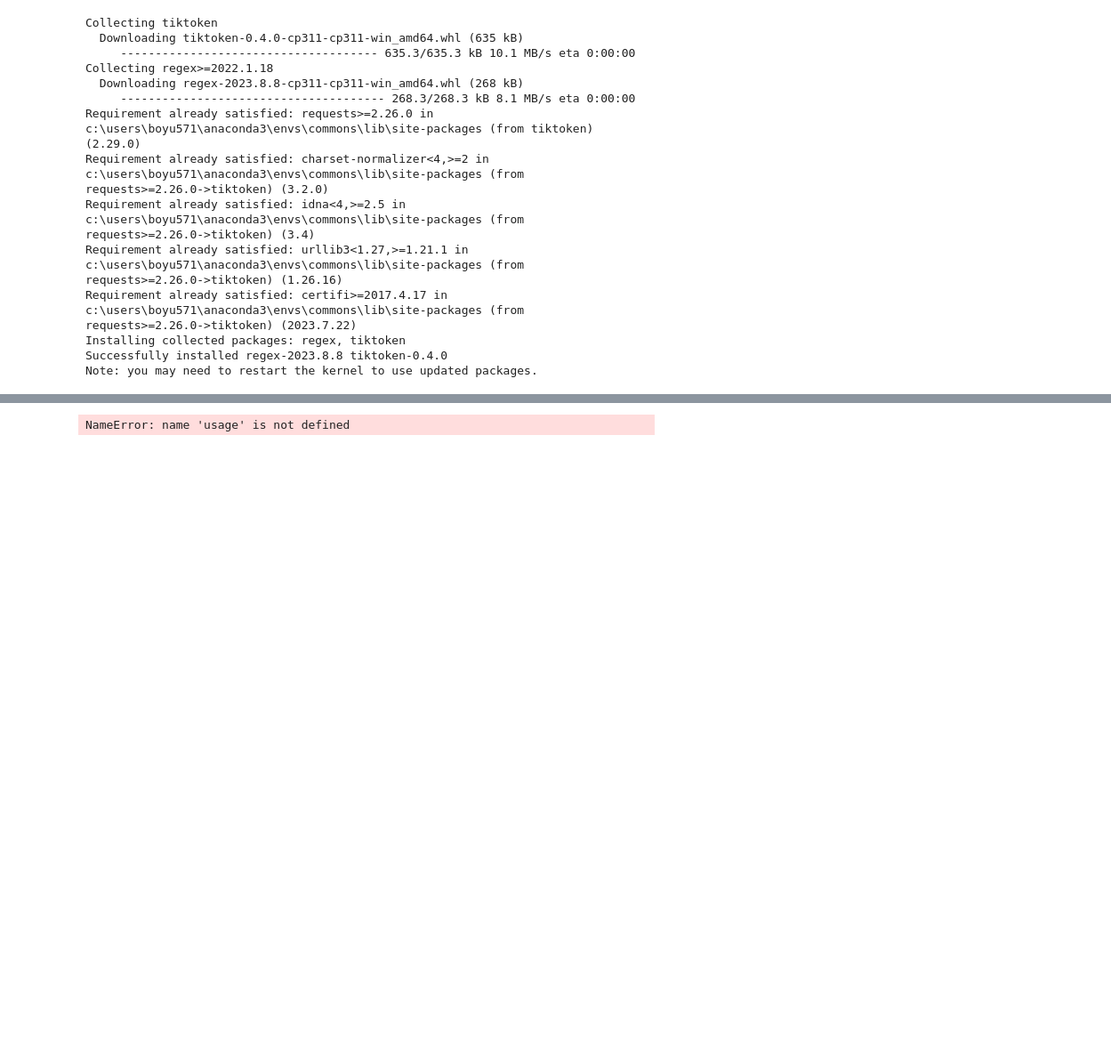
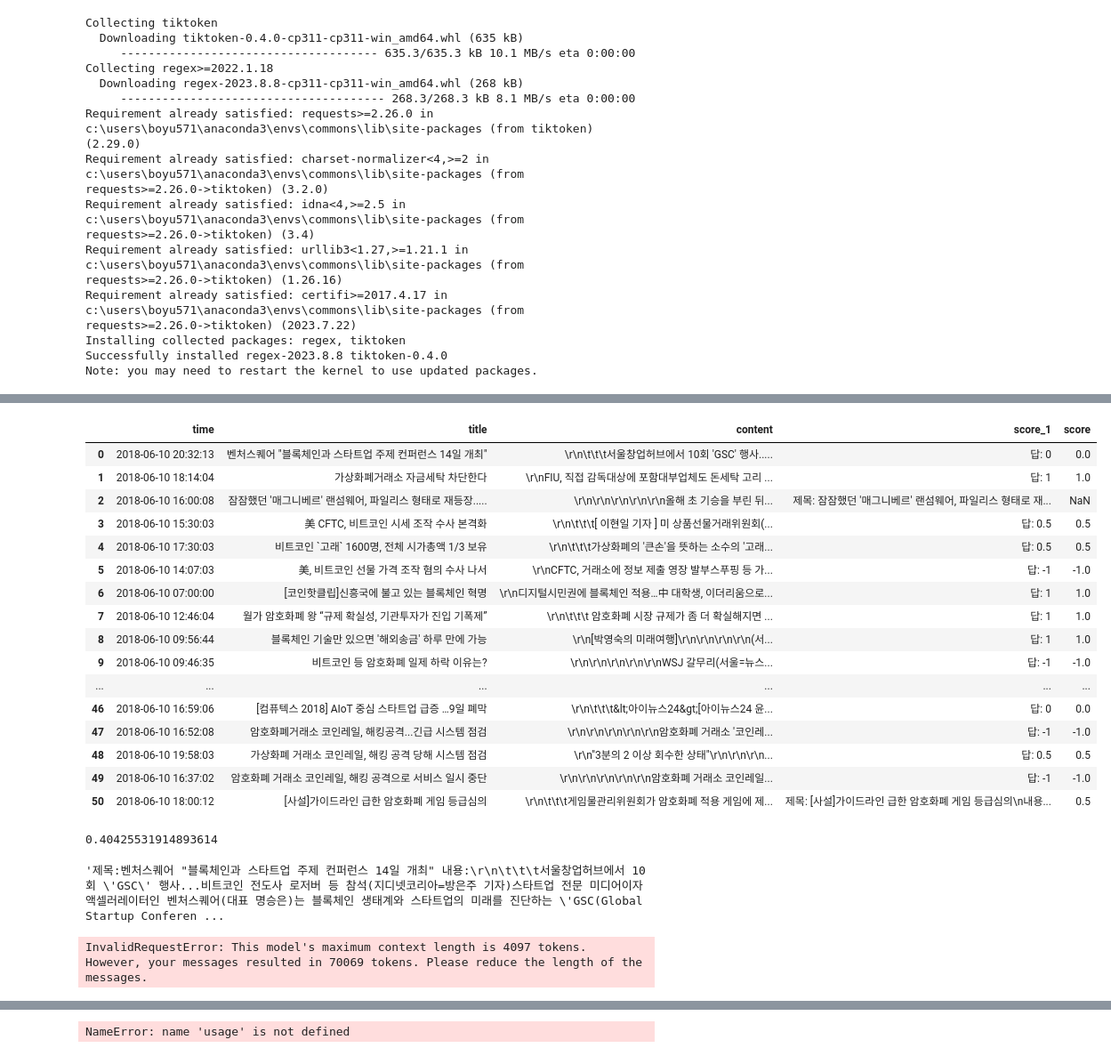
Before and after one commit to boyu571/LLM_based_investment_research, a Jupyter notebook: chatgpt.ipynb, the cells around one changed output, grey strips where cells are left out. Shown at 89% size. Saved outputs shown, nothing was run; the diff lists cells and outputs as text; code cells hidden in the pictures; blank space fills up the shorter version.

```diff
--- a/chatgpt.ipynb
+++ b/chatgpt.ipynb
@@ -65,3 +81,6 @@ InvalidRequestError: The model `gpt-4` does not exist or you do not have access
+# %%
+# 새로운 'score' 열 생성
+data['score'] = data['score_1'].apply(extract_score)
 # %%
 data
 # %% [output]
@@ -84,0 +104,40 @@ data
+# %%
+data[['time', 'title', 'content', 'score_1', 'score']]
+# %% [output]
+|  | time | title | content | score_1 | score |
+| 0 | 2018-06-10 20:32:13 | 벤처스퀘어 "블록체인과 스타트업 주제 컨퍼런스 14일 개최" | \r\n\t\t\t서울창업허브에서 10회 'GSC' 행사..... | 답: 0 | 0.0 |
+| 1 | 2018-06-10 18:14:04 | 가상화폐거래소 자금세탁 차단한다 | \r\nFIU, 직접 감독대상에 포함대부업체도 돈세탁 고리 ... | 답: 1 | 1.0 |
+| 2 | 2018-06-10 16:00:08 | 잠잠했던 '매그니베르' 랜섬웨어, 파일리스 형태로 재등장..... | \r\n\r\n\r\n\r\n\r\n올해 초 기승을 부린 뒤... | 제목: 잠잠했던 '매그니베르' 랜섬웨어, 파일리스 형태로 재... | NaN |
+| 3 | 2018-06-10 15:30:03 | 美 CFTC, 비트코인 시세 조작 수사 본격화 | \r\n\t\t\t[ 이현일 기자 ] 미 상품선물거래위원회(... | 답: 0.5 | 0.5 |
+| 4 | 2018-06-10 17:30:03 | 비트코인 `고래` 1600명, 전체 시가총액 1/3 보유 | \r\n\t\t\t가상화폐의 '큰손'을 뜻하는 소수의 '고래... | 답: 0.5 | 0.5 |
+| 5 | 2018-06-10 14:07:03 | 美, 비트코인 선물 가격 조작 혐의 수사 나서 | \r\nCFTC, 거래소에 정보 제출 영장 발부스푸핑 등 가... | 답: -1 | -1.0 |
+| 6 | 2018-06-10 07:00:00 | [코인핫클립]신흥국에 불고 있는 블록체인 혁명 | \r\n디지털시민권에 블록체인 적용…中 대학생, 이더리움으로... | 답: 1 | 1.0 |
+| 7 | 2018-06-10 12:46:04 | 월가 암호화폐 왕 “규제 확실성, 기관투자가 진입 기폭제” | \r\n\t\t\t 암호화폐 시장 규제가 좀 더 확실해지면 ... | 답: 1 | 1.0 |
+| 8 | 2018-06-10 09:56:44 | 블록체인 기술만 있으면 '해외송금' 하루 만에 가능 | \r\n[박영숙의 미래여행]\r\n\r\n\r\n\r\n(서... | 답: 1 | 1.0 |
+| 9 | 2018-06-10 09:46:35 | 비트코인 등 암호화폐 일제 하락 이유는? | \r\n\r\n\r\n\r\n\r\nWSJ 갈무리(서울=뉴스... | 답: -1 | -1.0 |
+| ... | ... | ... | ... | ... | ... |
+| 46 | 2018-06-10 16:59:06 | [컴퓨텍스 2018] AIoT 중심 스타트업 급증 …9일 폐막 | \r\n\t\t\t&lt;아이뉴스24&gt;[아이뉴스24 윤... | 답: 0 | 0.0 |
+| 47 | 2018-06-10 16:52:08 | 암호화폐거래소 코인레일, 해킹공격...긴급 시스템 점검 | \r\n\r\n\r\n\r\n\r\n암호화폐 거래소 '코인레... | 답: -1 | -1.0 |
+| 48 | 2018-06-10 19:58:03 | 가상화폐 거래소 코인레일, 해킹 공격 당해 시스템 점검 | \r\n"3분의 2 이상 회수한 상태"\r\n\r\n\r\n... | 답: 0.5 | 0.5 |
+| 49 | 2018-06-10 16:37:02 | 암호화폐 거래소 코인레일, 해킹 공격으로 서비스 일시 중단 | \r\n\r\n\r\n\r\n\r\n암호화폐 거래소 코인레일... | 답: -1 | -1.0 |
+| 50 | 2018-06-10 18:00:12 | [사설]가이드라인 급한 암호화폐 게임 등급심의 | \r\n\t\t\t게임물관리위원회가 암호화폐 적용 게임에 제... | 제목: [사설]가이드라인 급한 암호화폐 게임 등급심의\n내용... | 0.5 |
+# %%
+data['score'].mean()
+# %% [output]
+0.40425531914893614
+# %%
+# 각 기사마다 "제목: 제목 내용 + 내용"의 형식으로 문자열 결합
+combined_texts = '제목:' + data['title'] + ' 내용:' + data['content']
+
+# 모든 결합된 문자열들을 하나의 긴 문자열로 합침
+combined_text = ' '.join(combined_texts)
+
+combined_text
+# %% [output]
+'제목:벤처스퀘어 "블록체인과 스타트업 주제 컨퍼런스 14일 개최" 내용:\r\n\t\t\t서울창업허브에서 10회 \'GSC\' 행사...비트코인 전도사 로저버 등 참석(지디넷코리아=방은주 기자)스타트업 전문 미디어이자 액셀러레이터인 벤처스퀘어(대표 명승은)는 블록체인 생태계와 스타트업의 미래를 진단하는 \'GSC(Global Startup Conferen ...
+# %%
+# 결합된 텍스트를 사용
+summary_score = get_completion(prompt + combined_text)
+summary_score
+# %% [output]
+InvalidRequestError: This model's maximum context length is 4097 tokens. However, your messages resulted in 70069 tokens. Please reduce the length of the messages.
```
Also changed, not shown: parts of 13 cells of this notebook.
